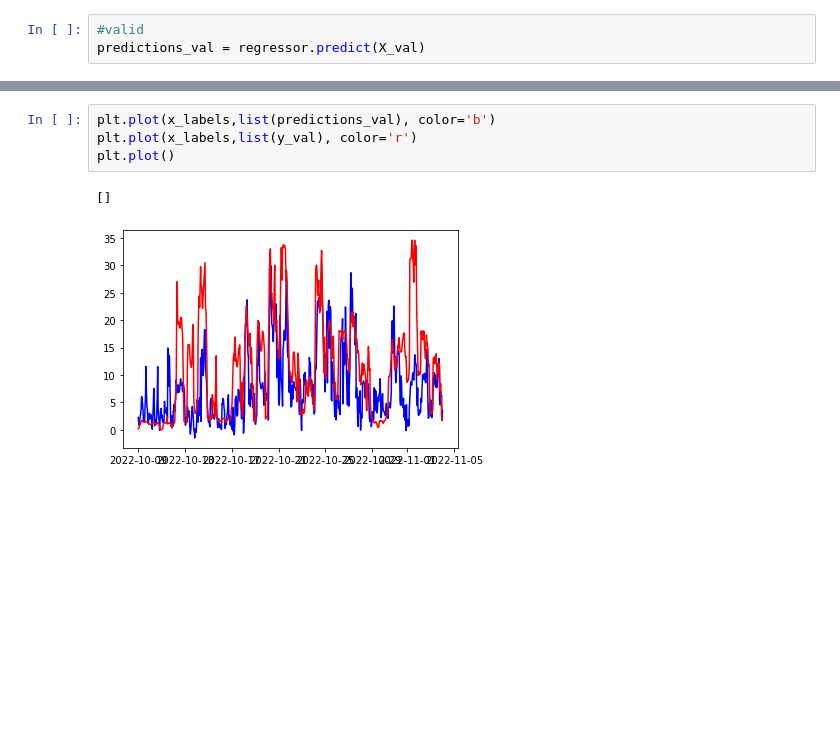
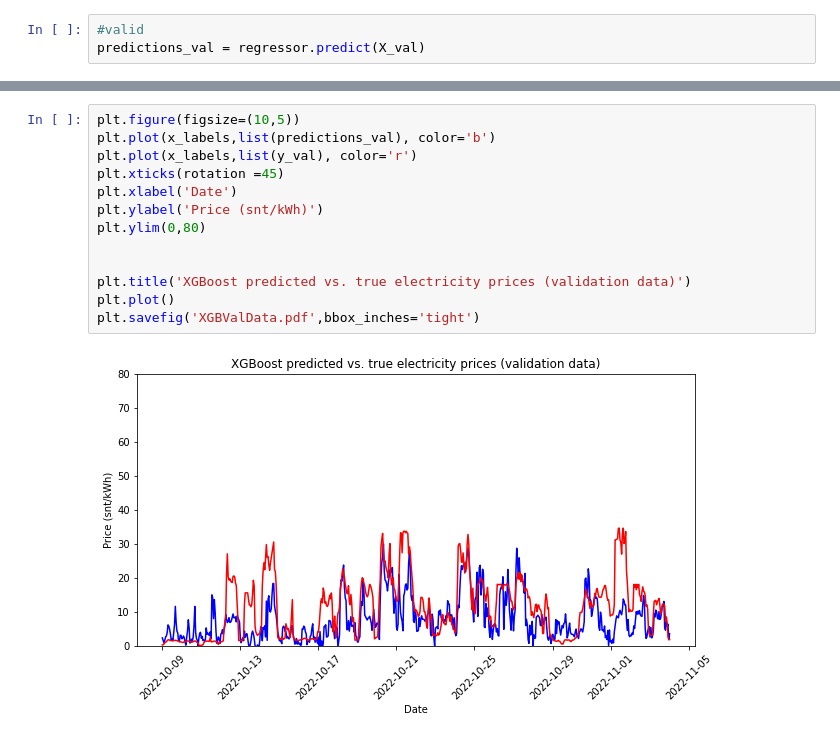
Before and after one commit to lachs1/junction-2022, a Jupyter notebook: preprocessing/ML_predictions.ipynb, the cells around one changed output, grey strips where cells are left out. Saved outputs shown, nothing was run; the diff lists cells and outputs as text; blank space fills up the shorter version.

```diff
--- a/preprocessing/ML_predictions.ipynb
+++ b/preprocessing/ML_predictions.ipynb
@@ -154,7 +163,15 @@ Name: Datetime, Length: 625, dtype: datetime64[ns, UTC]
 # %%
+plt.figure(figsize=(10,5))
 plt.plot(x_labels,list(predictions_val), color='b')
 plt.plot(x_labels,list(y_val), color='r')
+plt.xticks(rotation =45)
+plt.xlabel('Date')
+plt.ylabel('Price (snt/kWh)')
+plt.ylim(0,80)
+
+
+plt.title('XGBoost predicted vs. true electricity prices (validation data)')
 plt.plot()
+plt.savefig('XGBValData.pdf',bbox_inches='tight')
 # %% [output]
-[]
-[figure, old version]
+[figure, new version]
```
Also changed, not shown: parts of 8 cells of this notebook.
